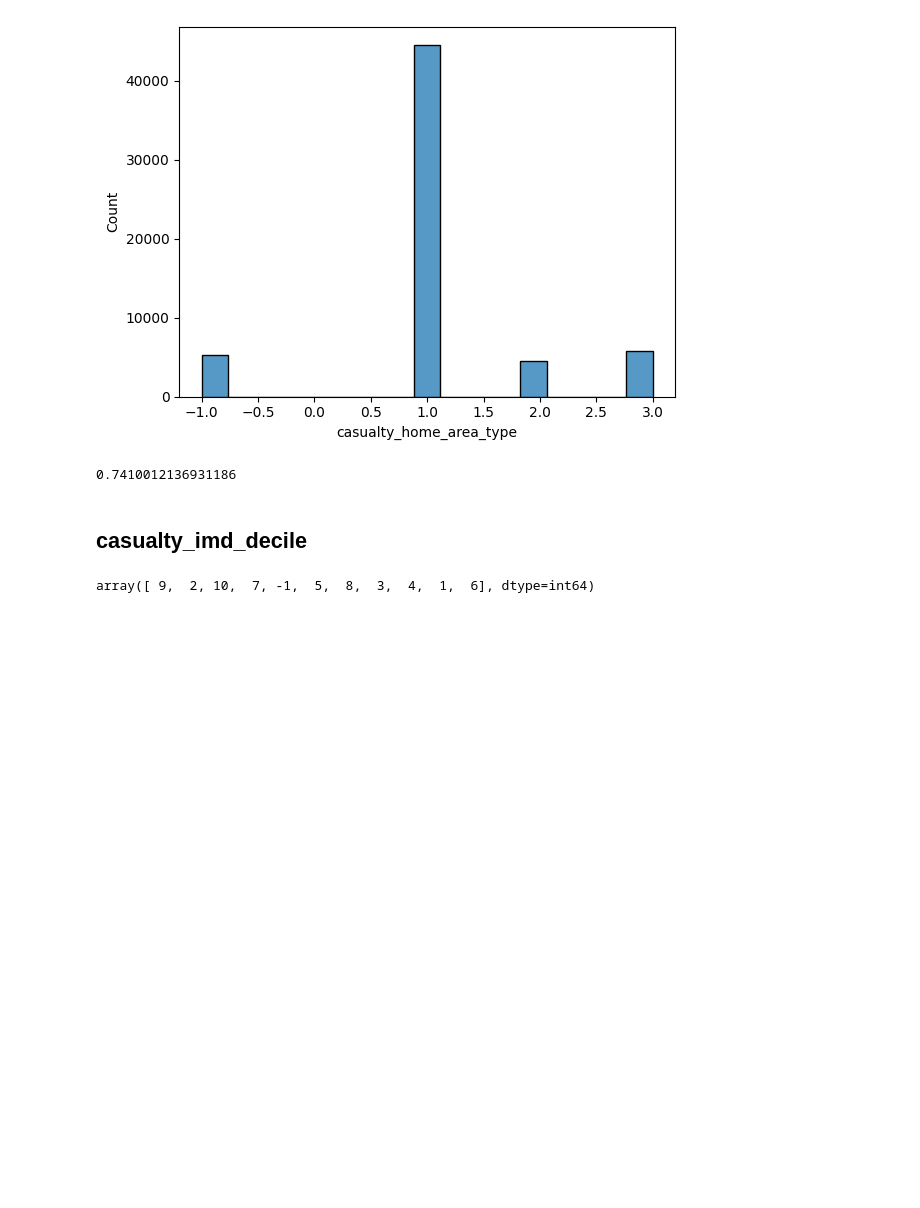
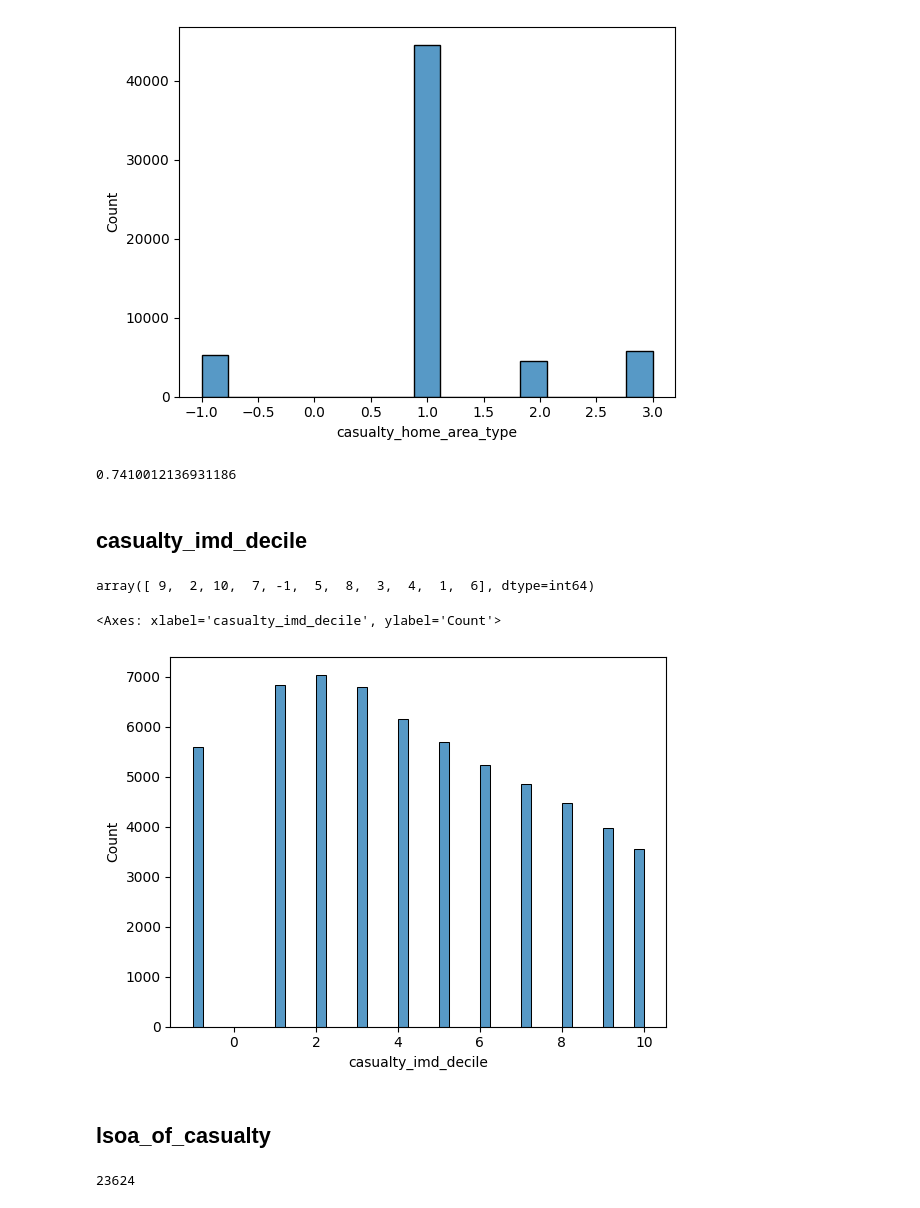
Before and after one commit to ali78efi/accidents_data_analyzing, a Jupyter notebook: accident_analys.ipynb, the cells around one changed output. Cells and saved outputs as stored; diff of their text form; code cells hidden in the pictures; blank space fills up the shorter version.

Commit message:
lsoa_of_casualty checked

```diff
--- a/accident_analys.ipynb
+++ b/accident_analys.ipynb
@@ -402,2 +402,23 @@ data.casualty_imd_decile.unique()
 # %% [output]
 array([ 9,  2, 10,  7, -1,  5,  8,  3,  4,  1,  6], dtype=int64)
+# %%
+sns.histplot(data.casualty_imd_decile)
+# every thing ok
+# we dont know if -1 meaning null values
+# so we do not change it
+# %% [output]
+<Axes: xlabel='casualty_imd_decile', ylabel='Count'>
+[figure, added]
+# %% [markdown]
+## lsoa_of_casualty
+# %%
+data.lsoa_of_casualty.unique()
+# nothing to get from unique values
+data.lsoa_of_casualty.nunique()
+# the nuniuge is a huge number
+
+# this column is a kind of code
+# its not unique for every rows
+# so we keep it becuase it can be used in classification
+# %% [output]
+23624
```
Also changed, not shown: parts of 1 cell of this notebook.
